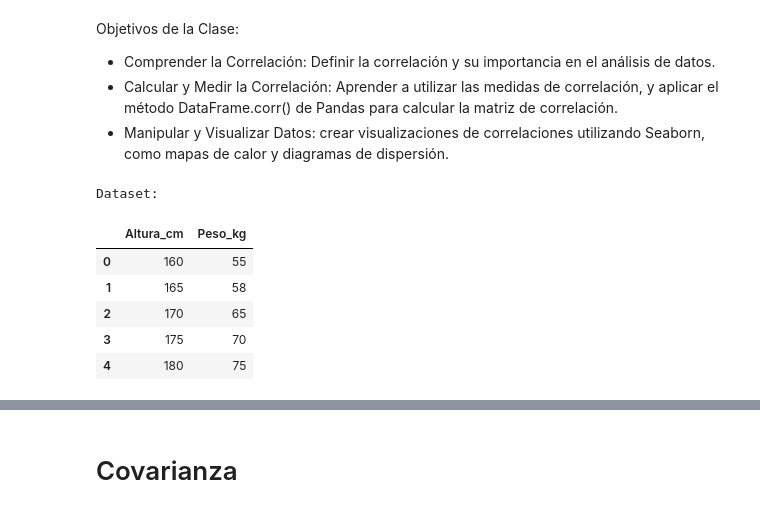
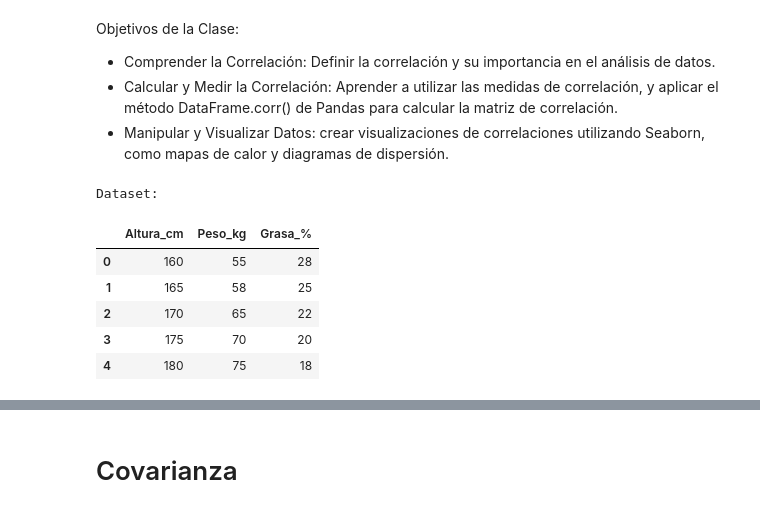
Before and after one commit to v0ltax/TT-2C2025-Data-Analitycs-Notebooks, a Jupyter notebook: _21_Clase_11/Clase_11_correlacion.ipynb, the cells around one changed output, grey strips where cells are left out. Saved outputs shown, nothing was run; the diff lists cells and outputs as text; code cells hidden in the pictures.

```diff
--- a/_21_Clase_11/Clase_11_correlacion.ipynb
+++ b/_21_Clase_11/Clase_11_correlacion.ipynb
@@ -18,20 +18,21 @@ import matplotlib.pyplot as plt
 # %%
 # Creamos un dataframe de prueba
 data = {
     "Altura_cm": [160, 165, 170, 175, 180],
-    "Peso_kg": [55, 58, 65, 70, 75]
+    "Peso_kg": [55, 58, 65, 70, 75],
+    "Grasa_%": [28, 25, 22, 20, 18]  # decrece con la altura y el peso
 }
 df = pd.DataFrame(data)
 print("Dataset:")
 df
 # %% [output]
 Dataset:
-|  | Altura_cm | Peso_kg |
-| 0 | 160 | 55 |
-| 1 | 165 | 58 |
-| 2 | 170 | 65 |
-| 3 | 175 | 70 |
-| 4 | 180 | 75 |
+|  | Altura_cm | Peso_kg | Grasa_% |
+| 0 | 160 | 55 | 28 |
+| 1 | 165 | 58 | 25 |
+| 2 | 170 | 65 | 22 |
+| 3 | 175 | 70 | 20 |
+| 4 | 180 | 75 | 18 |
 # %%
 # Variables estadísticas
 df.describe()
```
Also changed, not shown: parts of 11 cells of this notebook, 1 other file.
